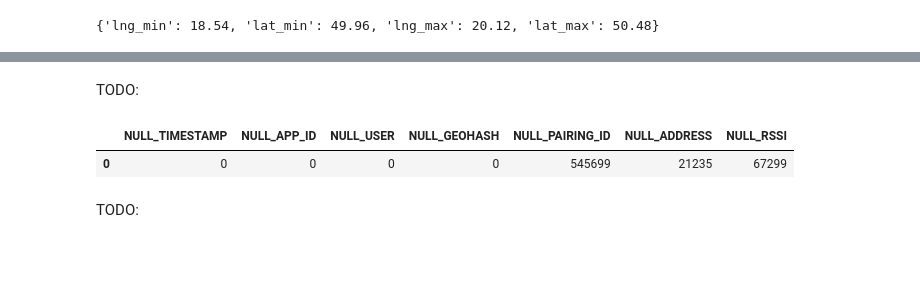
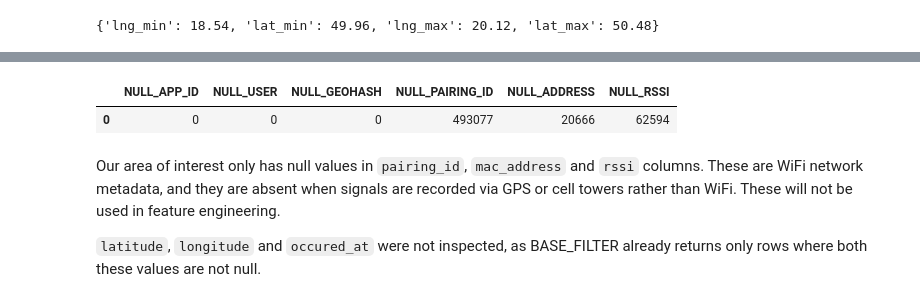
Before and after one commit to JanMatusiak/dataplace-ai-task, a Jupyter notebook: notebooks/01_exploratory_data_analysis.ipynb, the cells around one changed output, grey strips where cells are left out. Saved outputs shown, nothing was run; the diff lists cells and outputs as text; code cells hidden in the pictures; blank space fills up the shorter version.

```diff
--- a/notebooks/01_exploratory_data_analysis.ipynb
+++ b/notebooks/01_exploratory_data_analysis.ipynb
@@ -1216,0 +1246,9 @@ Let;s inspect the time distribution of signals to identify patterns.
+# %%
+DATE_FILTER = """
+    YEAR(TRY_TO_TIMESTAMP(occured_at)) = 2020
+    AND MONTH(TRY_TO_TIMESTAMP(occured_at)) = 7
+"""
+
+BASE_FILTER = f"""
+    {BBOX_FILTER} AND {DATE_FILTER}
+"""
@@ -1336,9 +1388,6 @@ Name: LATEST, dtype: datetime64[ns]
-# %% [markdown]
-TODO:
 # %%
-df5 = query(f"""
+df6 = query(f"""
         SELECT
-            COUNT(CASE WHEN occured_at IS NULL THEN 1 END) AS null_timestamp,
             COUNT(CASE WHEN app_id IS NULL THEN 1 END) AS null_app_id,
             COUNT(CASE WHEN proxi_user_id IS NULL THEN 1 END) AS null_user,
             COUNT(CASE WHEN geohash IS NULL THEN 1 END) AS null_geohash,
@@ -1346,11 +1395,13 @@ df5 = query(f"""
             COUNT(CASE WHEN mac_address IS NULL THEN 1 END) AS null_address,
             COUNT(CASE WHEN rssi IS NULL THEN 1 END) AS null_rssi,
         FROM RECRUITMENT_TRACES
-        WHERE {BBOX_FILTER}""", fetch='pandas')
+        WHERE {BASE_FILTER}""", fetch='pandas')
 # %%
-df5
+df6
 # %% [output]
-|  | NULL_TIMESTAMP | NULL_APP_ID | NULL_USER | NULL_GEOHASH | NULL_PAIRING_ID | NULL_ADDRESS | NULL_RSSI |
-| 0 | 0 | 0 | 0 | 0 | 545699 | 21235 | 67299 |
+|  | NULL_APP_ID | NULL_USER | NULL_GEOHASH | NULL_PAIRING_ID | NULL_ADDRESS | NULL_RSSI |
+| 0 | 0 | 0 | 0 | 493077 | 20666 | 62594 |
 # %% [markdown]
-TODO:
+Our area of interest only has null values in `pairing_id`, `mac_address` and `rssi` columns. These are WiFi network metadata, and they are absent when signals are recorded via GPS or cell towers rather than WiFi. These will not be used in feature engineering.
+
+`latitude`, `longitude` and `occured_at` were not inspected, as BASE_FILTER already returns only rows where both these values are not null.
```
Also changed, not shown: parts of 33 cells of this notebook.
